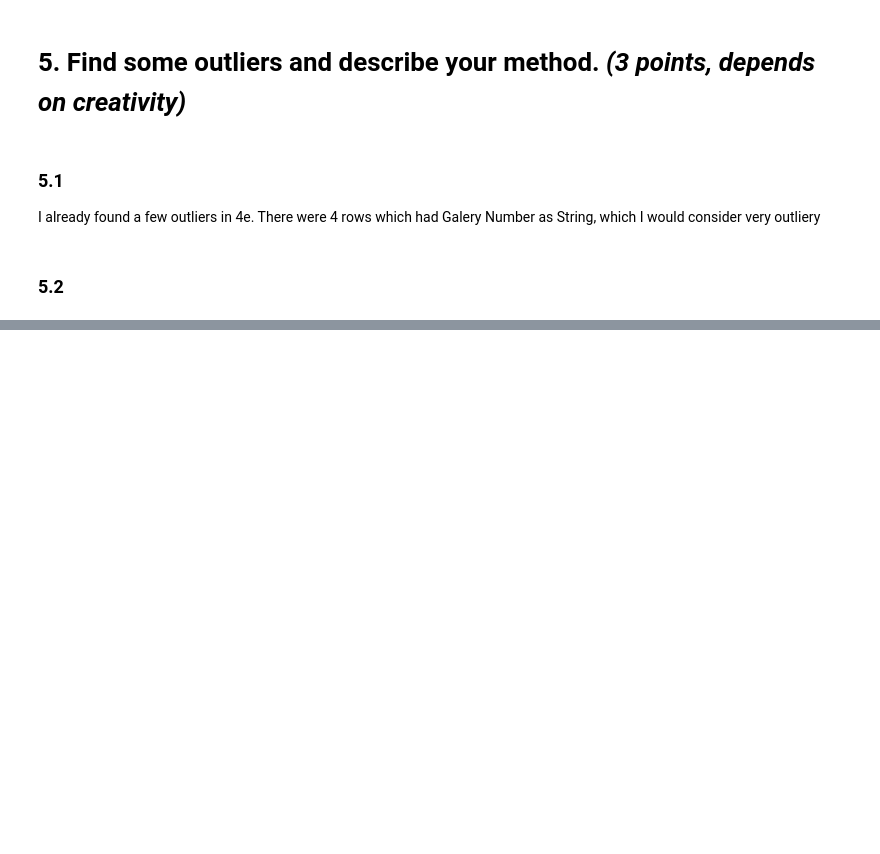
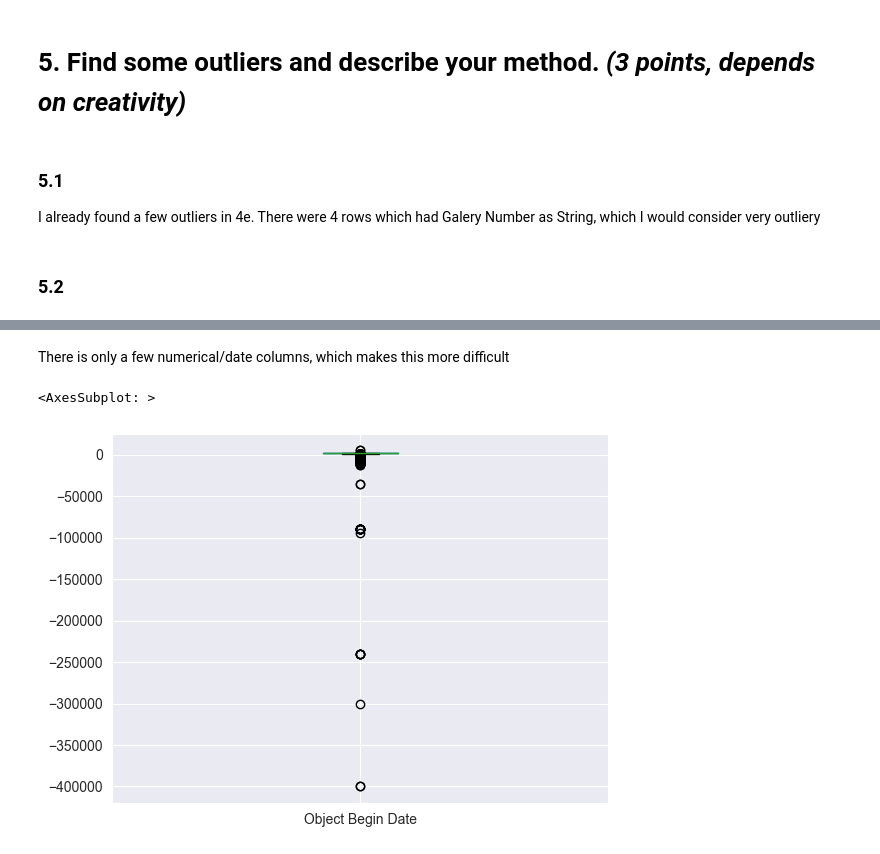
Before and after one commit to jakub-kucera/NI-PDD, a Jupyter notebook: NI-PDD-kucerj56-Homework-1/01_homework.ipynb, the cells around one changed output, grey strips where cells are left out. Cells and saved outputs as stored; diff of their text form; code cells hidden in the pictures; blank space fills up the shorter version.

```diff
--- a/NI-PDD-kucerj56-Homework-1/01_homework.ipynb
+++ b/NI-PDD-kucerj56-Homework-1/01_homework.ipynb
@@ -637,0 +660,10 @@ I already found a few outliers in 4e. There were 4 rows which had Galery Number
+# %% [markdown]
+There is only a few numerical/date columns, which makes this more difficult
+# %%
+# sns.boxplot(data=df['Object Begin Date'])
+# df.boxplot(column=['Object_name_len'])
+df.boxplot(column=['Object Begin Date'])
+# sns.boxplot(data=df.Object_name_len)
+# %% [output]
+<AxesSubplot: >
+[figure, added]
```
Also changed, not shown: parts of 49 cells of this notebook.
